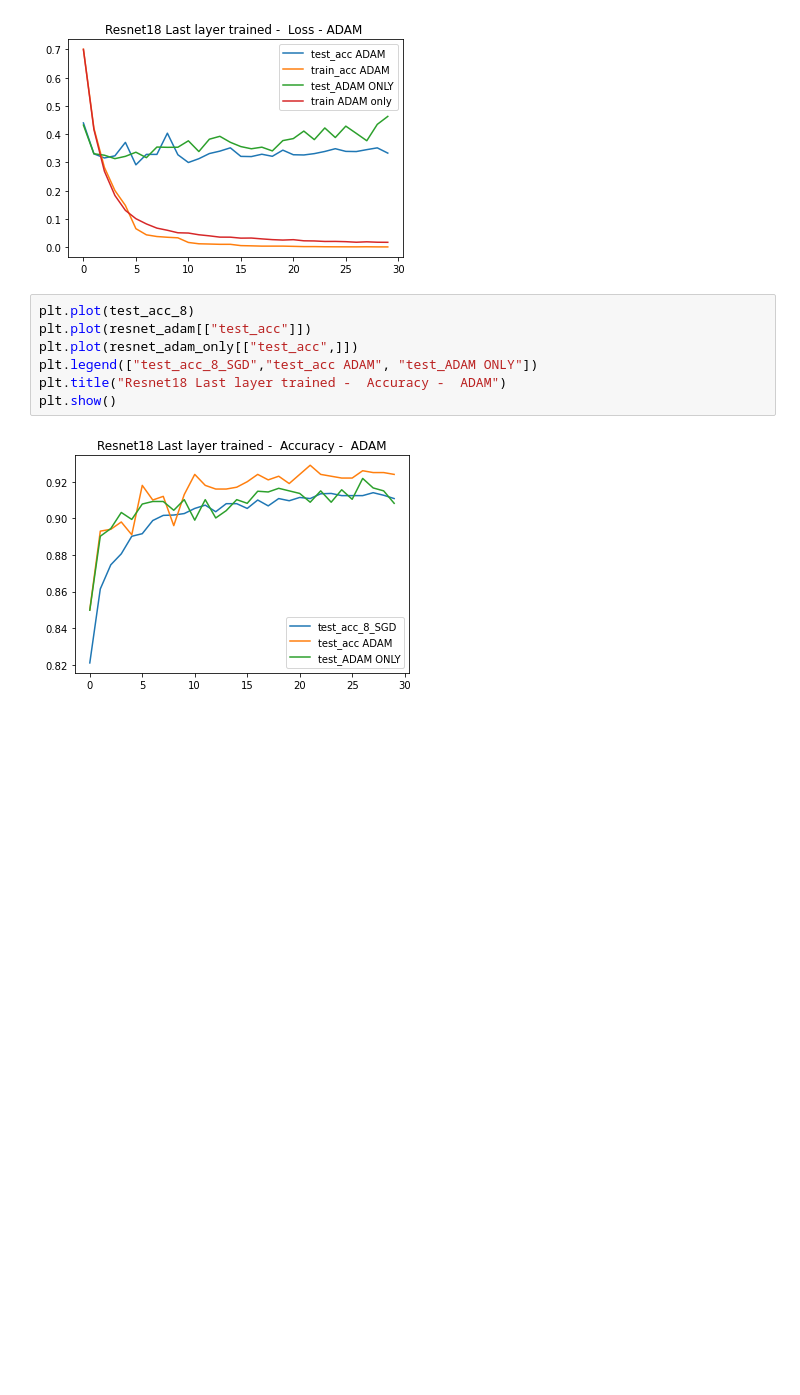
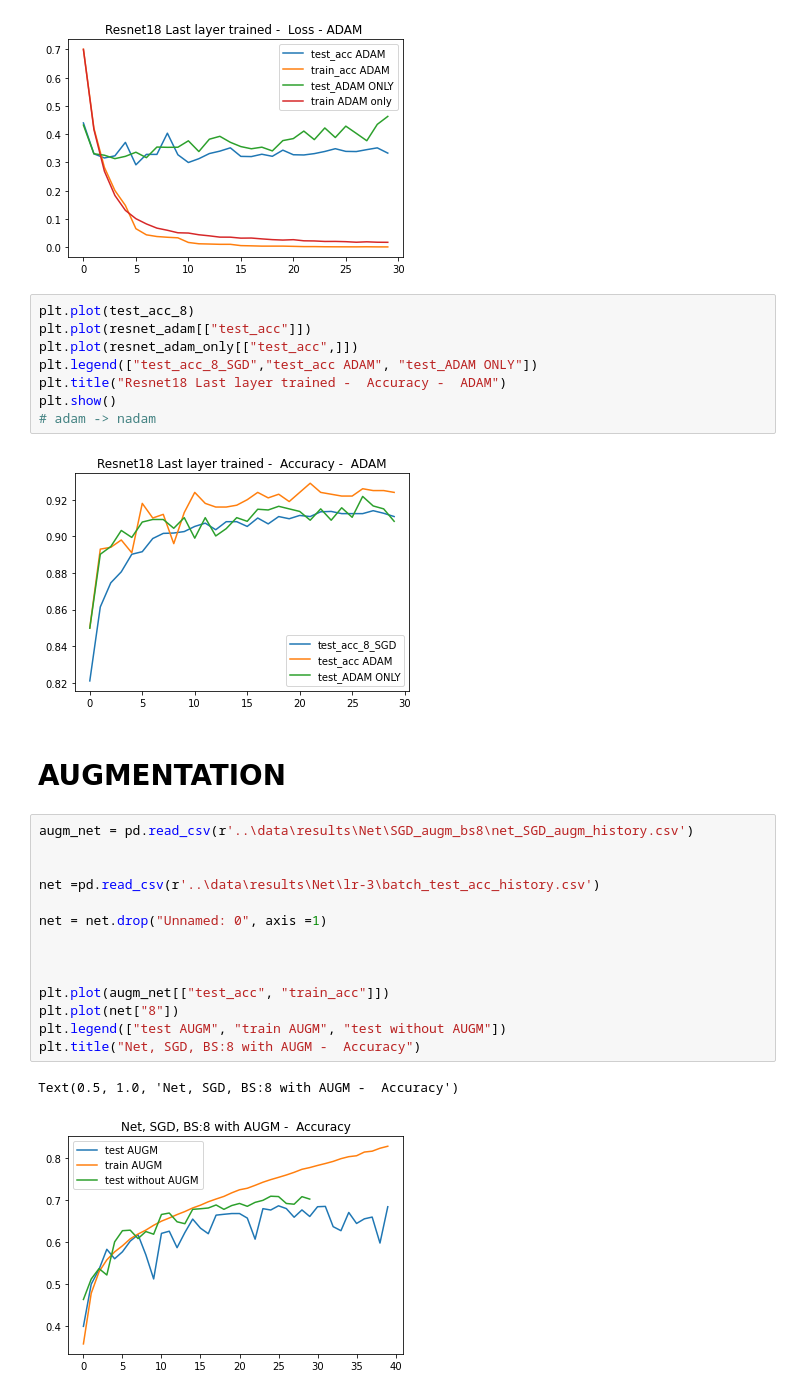
Before and after one commit to muszkowska/DeepLearning, a Jupyter notebook: notebooks/results.ipynb, the cells around one changed output. Saved outputs shown, nothing was run; the diff lists cells and outputs as text; blank space fills up the shorter version.

Commit message:
Add exp with augmentation

```diff
--- a/notebooks/results.ipynb
+++ b/notebooks/results.ipynb
@@ -336,5 +397,25 @@ plt.plot(resnet_adam_only[["test_acc",]])
 plt.legend(["test_acc_8_SGD","test_acc ADAM", "test_ADAM ONLY"])
 plt.title("Resnet18 Last layer trained -  Accuracy -  ADAM")
 plt.show()
+# adam -> nadam
 # %% [output]
 [figure]
+# %% [markdown]
+# AUGMENTATION
+# %%
+augm_net = pd.read_csv(r'..\data\results\Net\SGD_augm_bs8\net_SGD_augm_history.csv')
+
+
+net =pd.read_csv(r'..\data\results\Net\lr-3\batch_test_acc_history.csv')
+
+net = net.drop("Unnamed: 0", axis =1)
+
+
+
+plt.plot(augm_net[["test_acc", "train_acc"]])
+plt.plot(net["8"])
+plt.legend(["test AUGM", "train AUGM", "test without AUGM"])
+plt.title("Net, SGD, BS:8 with AUGM -  Accuracy")
+# %% [output]
+Text(0.5, 1.0, 'Net, SGD, BS:8 with AUGM -  Accuracy')
+[figure, added]
```
Also changed, not shown: parts of 18 cells of this notebook, 24 other files.
